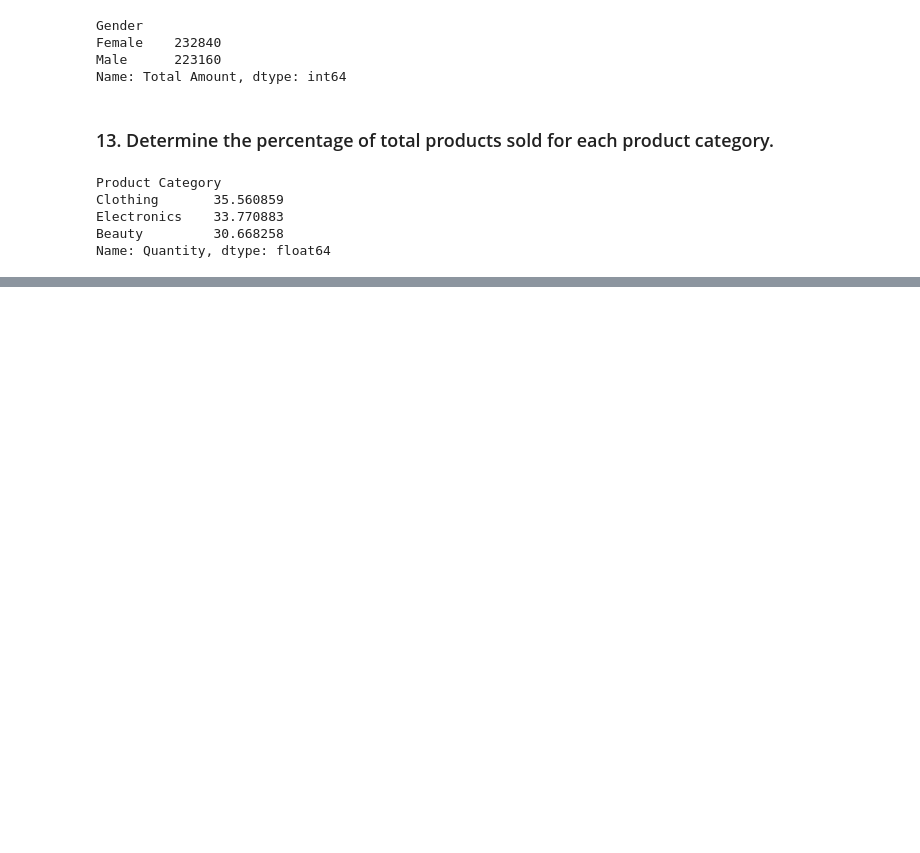
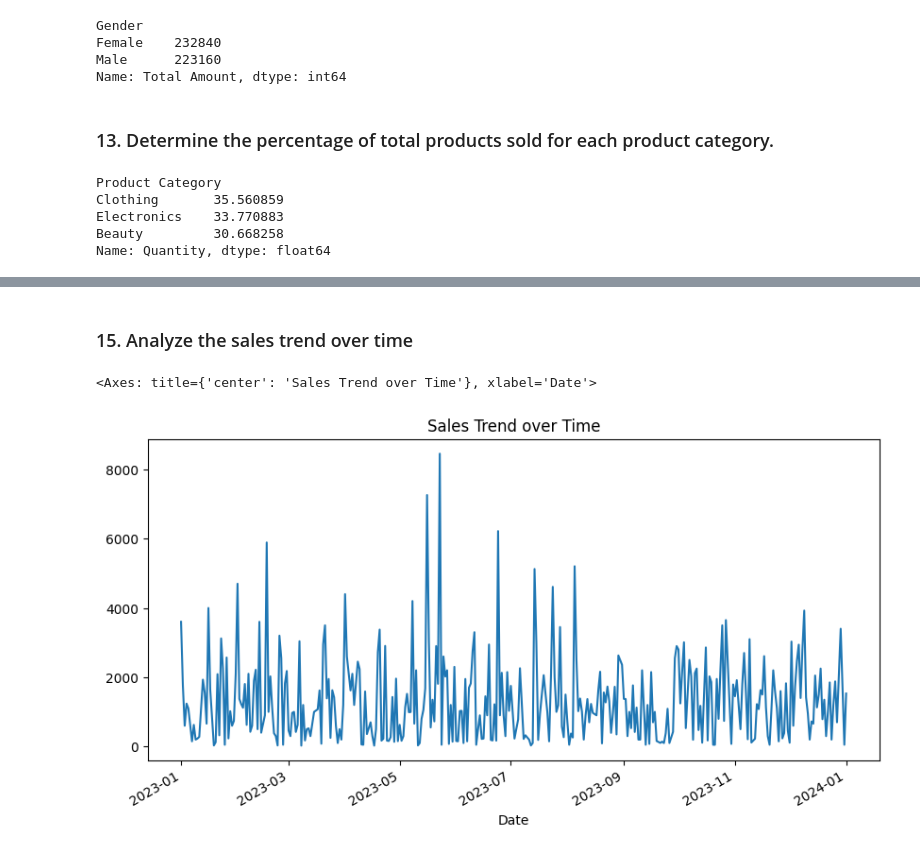
Before and after one commit to dagbolade/Retail_Sales, a Jupyter notebook: sales.ipynb, the cells around one changed output, grey strips where cells are left out. Drawn from its saved outputs; the diff is of its cells as text; code cells hidden in the pictures; blank space fills up the shorter version.

Commit message:
checked the sales trends over time by product category

```diff
--- a/sales.ipynb
+++ b/sales.ipynb
@@ -185,0 +201,8 @@ Name: Quantity, dtype: float64
+# %% [markdown]
+### 15. Analyze the sales trend over time
+# %%
+# Analyze the sales trend over time
+df.groupby('Date')['Total Amount'].sum().plot(kind='line', figsize=(10, 5), title='Sales Trend over Time')
+# %% [output]
+<Axes: title={'center': 'Sales Trend over Time'}, xlabel='Date'>
+[figure, added]
```
Also changed, not shown: parts of 3 cells of this notebook.
